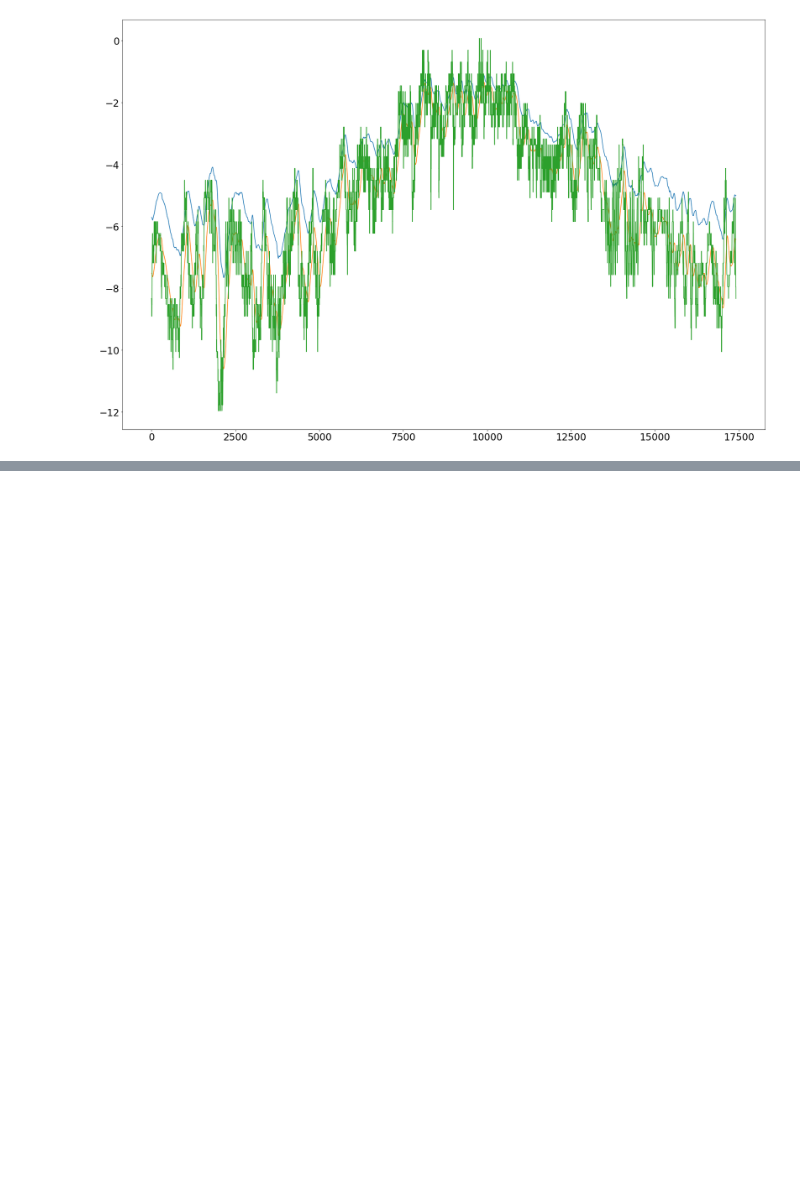
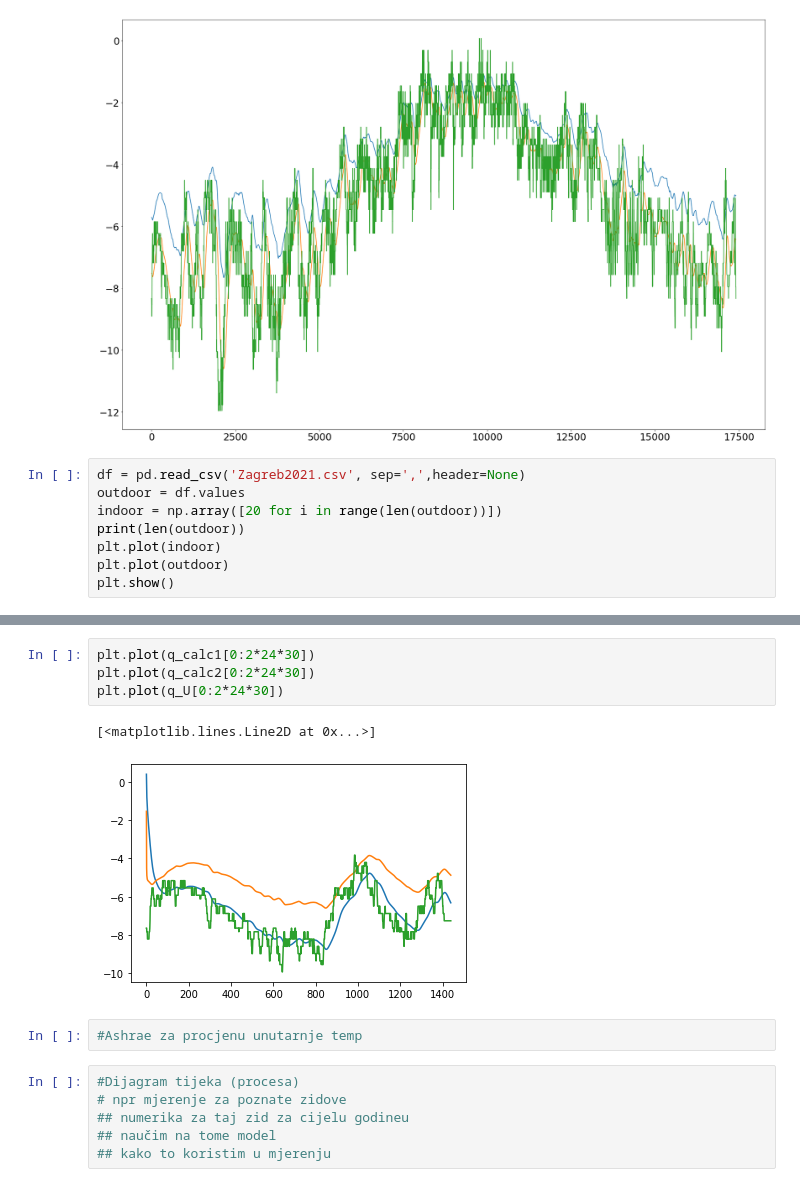
Before and after one commit to sanjin94/HTool-dev, a Jupyter notebook: initial_notebook/heat_transfer_pilot.ipynb, the cells around one changed output, grey strips where cells are left out. Saved outputs shown, nothing was run; the diff lists cells and outputs as text; blank space fills up the shorter version.

```diff
--- a/initial_notebook/heat_transfer_pilot.ipynb
+++ b/initial_notebook/heat_transfer_pilot.ipynb
@@ -842,3 +844,11 @@ plt.plot(qU)
 # %% [output]
 [<matplotlib.lines.Line2D at 0x...>]
 [figure]
+# %%
+df = pd.read_csv('Zagreb2021.csv', sep=',',header=None)
+outdoor = df.values
+indoor = np.array([20 for i in range(len(outdoor))])
+print(len(outdoor))
+plt.plot(indoor)
+plt.plot(outdoor)
+plt.show()
@@ -844,0 +905,15 @@ plt.plot(qU)
+# %%
+plt.plot(q_calc1[0:2*24*30])
+plt.plot(q_calc2[0:2*24*30])
+plt.plot(q_U[0:2*24*30])
+# %% [output]
+[<matplotlib.lines.Line2D at 0x...>]
+[figure, added]
+# %%
+#Ashrae za procjenu unutarnje temp
+# %%
+#Dijagram tijeka (procesa)
+# npr mjerenje za poznate zidove
+## numerika za taj zid za cijelu godineu
+## naučim na tome model
+## kako to koristim u mjerenju
```
Also changed, not shown: parts of 12 cells of this notebook, 6 other files.
